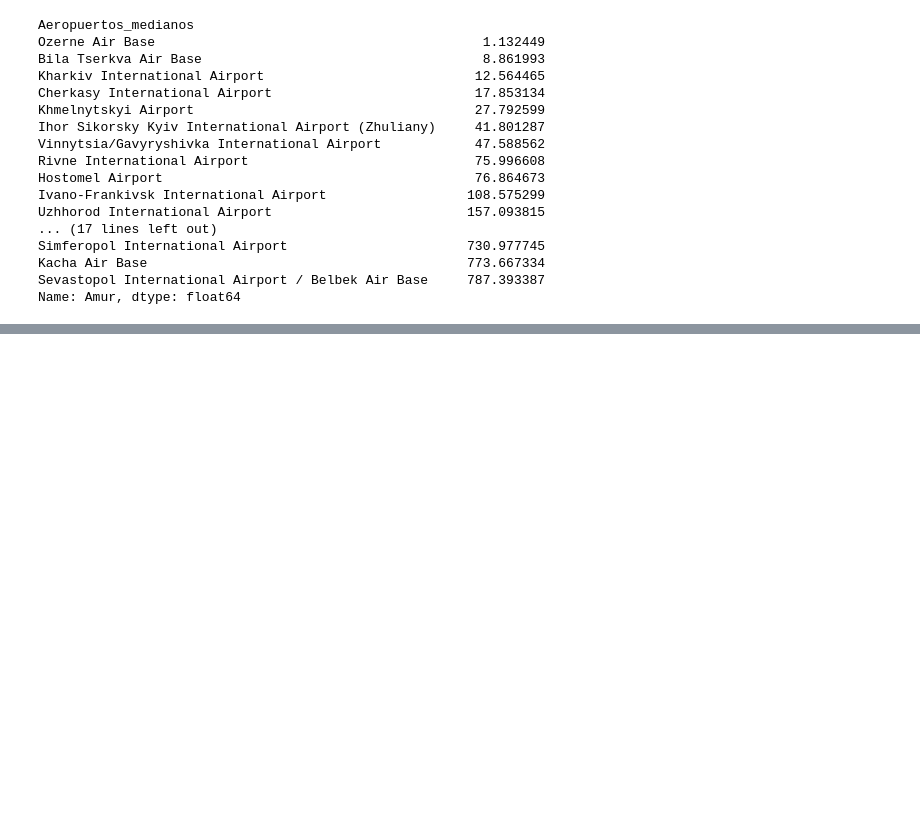
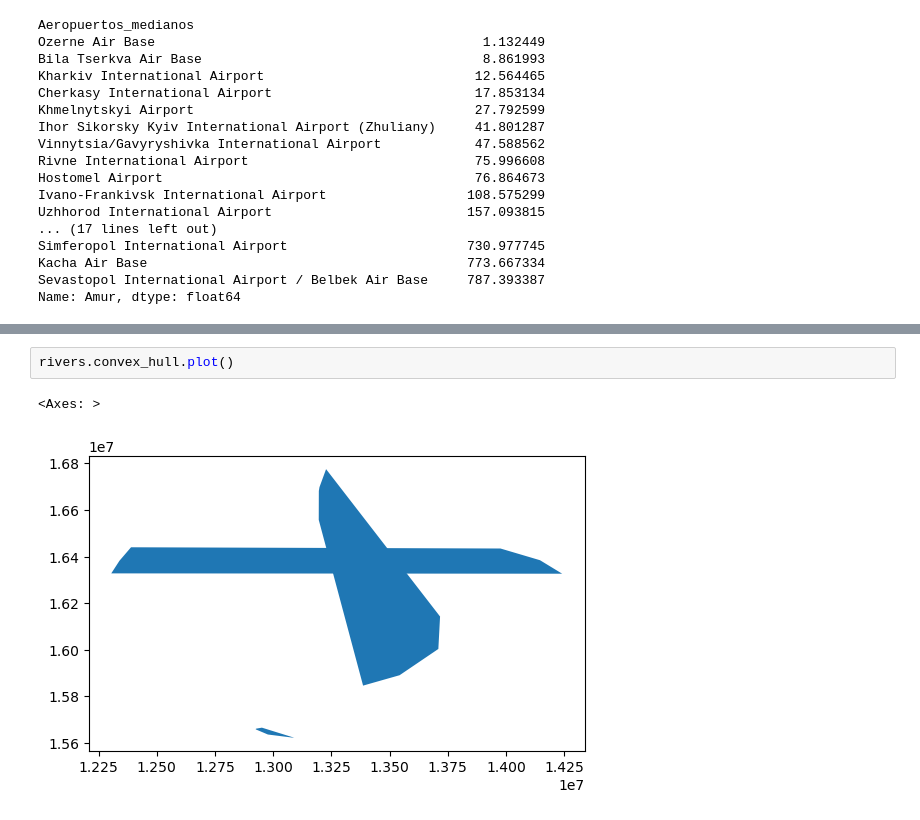
Before and after one commit to ZurinaGarcia/TareaEntregaFinal, a Jupyter notebook: entregaFinal_DatosEspaciales.ipynb, the cells around one changed output, grey strips where cells are left out. Cells and saved outputs as stored; diff of their text form; blank space fills up the shorter version.

```diff
--- a/entregaFinal_DatosEspaciales.ipynb
+++ b/entregaFinal_DatosEspaciales.ipynb
@@ -263,0 +275,5 @@ mediumAirports[mediumAirports.Aeropuertos_medianos.isin(maxYukon)].explore(m=bas
+# %%
+rivers.convex_hull.plot()
+# %% [output]
+<Axes: >
+[figure, added]
```
Also changed, not shown: parts of 13 cells of this notebook.
